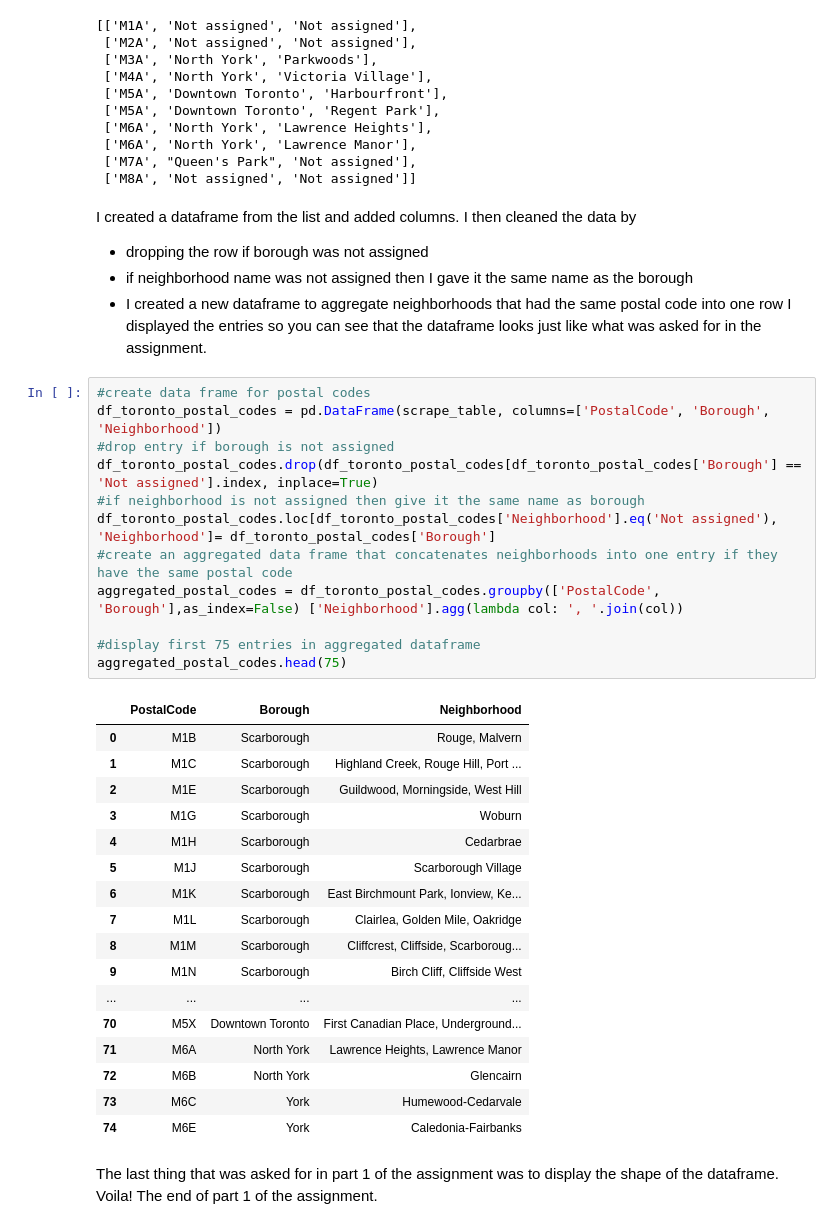
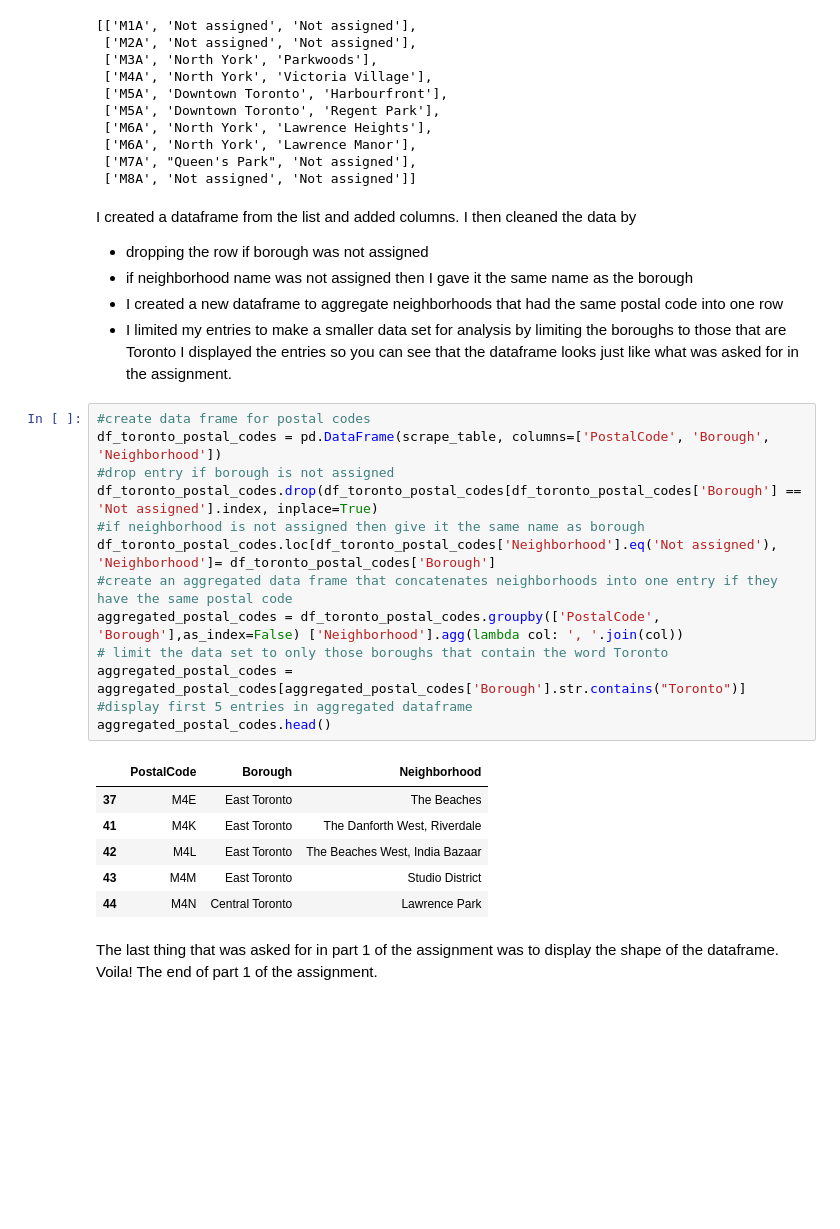
Before and after one commit to hijabe/Coursera_Capstone, a Jupyter notebook: Coursera - clustering neightborhoods in Toronto.ipynb, the cells around one changed output. Cells and saved outputs as stored; diff of their text form; blank space fills up the shorter version.

```diff
--- a/Coursera - clustering neightborhoods in Toronto.ipynb
+++ b/Coursera - clustering neightborhoods in Toronto.ipynb
@@ -68,37 +67,28 @@ I created a dataframe from the list and added columns.  I then cleaned the data
 * dropping the row if borough was not assigned
 * if neighborhood name was not assigned then I gave it the same name as the borough
 * I created a new dataframe to aggregate neighborhoods that had the same postal code into one row
+* I limited my entries to make a smaller data set for analysis by limiting the boroughs to those that are Toronto
 I displayed the entries so you can see that the dataframe looks just like what was asked for in the assignment.
 # %%
 #create data frame for postal codes
 df_toronto_postal_codes = pd.DataFrame(scrape_table, columns=['PostalCode', 'Borough', 'Neighborhood'])
 #drop entry if borough is not assigned
 df_toronto_postal_codes.drop(df_toronto_postal_codes[df_toronto_postal_codes['Borough'] == 'Not assigned'].index, inplace=True)
 #if neighborhood is not assigned then give it the same name as borough
 df_toronto_postal_codes.loc[df_toronto_postal_codes['Neighborhood'].eq('Not assigned'), 'Neighborhood']= df_toronto_postal_codes['Borough']
 #create an aggregated data frame that concatenates neighborhoods into one entry if they have the same postal code
 aggregated_postal_codes = df_toronto_postal_codes.groupby(['PostalCode', 'Borough'],as_index=False) ['Neighborhood'].agg(lambda col: ', '.join(col))
-
-#display first 75 entries in aggregated dataframe
-aggregated_postal_codes.head(75)
+# limit the data set to only those boroughs that contain the word Toronto
+aggregated_postal_codes = aggregated_postal_codes[aggregated_postal_codes['Borough'].str.contains("Toronto")]
+#display first 5 entries in aggregated dataframe
+aggregated_postal_codes.head()
 # %% [output]
 |  | PostalCode | Borough | Neighborhood |
-| 0 | M1B | Scarborough | Rouge, Malvern |
-| 1 | M1C | Scarborough | Highland Creek, Rouge Hill, Port ... |
-| 2 | M1E | Scarborough | Guildwood, Morningside, West Hill |
-| 3 | M1G | Scarborough | Woburn |
-| 4 | M1H | Scarborough | Cedarbrae |
-| 5 | M1J | Scarborough | Scarborough Village |
-| 6 | M1K | Scarborough | East Birchmount Park, Ionview, Ke... |
-| 7 | M1L | Scarborough | Clairlea, Golden Mile, Oakridge |
-| 8 | M1M | Scarborough | Cliffcrest, Cliffside, Scarboroug... |
-| 9 | M1N | Scarborough | Birch Cliff, Cliffside West |
-| ... | ... | ... | ... |
-| 70 | M5X | Downtown Toronto | First Canadian Place, Underground... |
-| 71 | M6A | North York | Lawrence Heights, Lawrence Manor |
-| 72 | M6B | North York | Glencairn |
-| 73 | M6C | York | Humewood-Cedarvale |
-| 74 | M6E | York | Caledonia-Fairbanks |
+| 37 | M4E | East Toronto | The Beaches |
+| 41 | M4K | East Toronto | The Danforth West, Riverdale |
+| 42 | M4L | East Toronto | The Beaches West, India Bazaar |
+| 43 | M4M | East Toronto | Studio District |
+| 44 | M4N | Central Toronto | Lawrence Park |
 # %% [markdown]
 The last thing that was asked for in part 1 of the assignment was to display the shape of the dataframe. Voila!  The end of part 1 of the assignment.
 # %%
```
Also changed, not shown: parts of 22 cells of this notebook.
